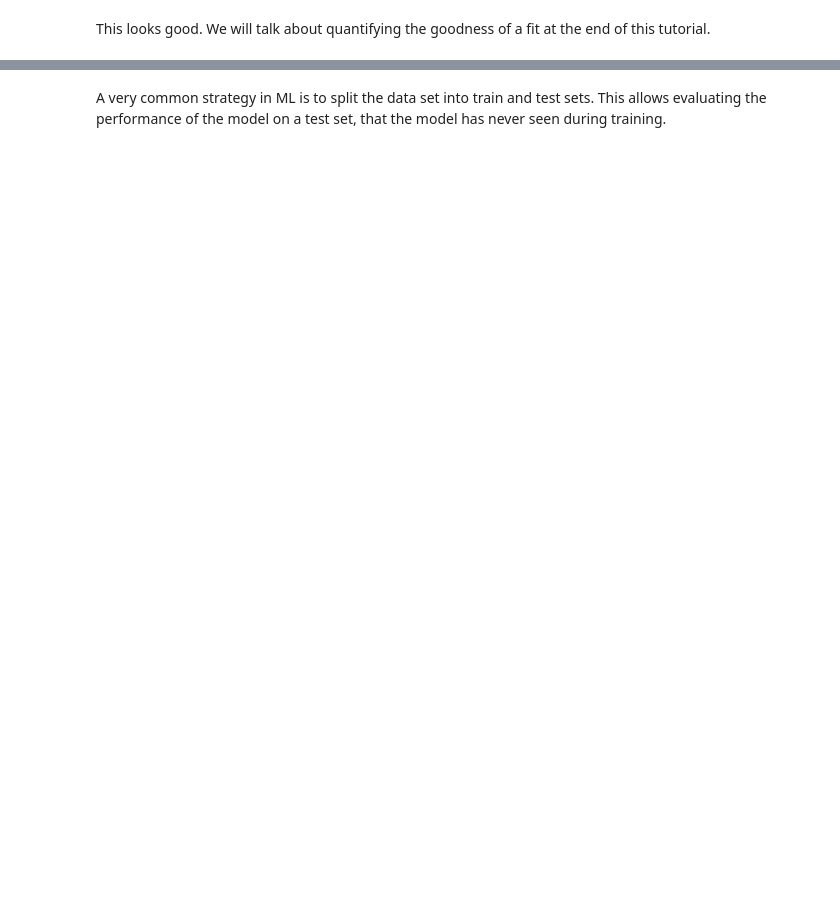
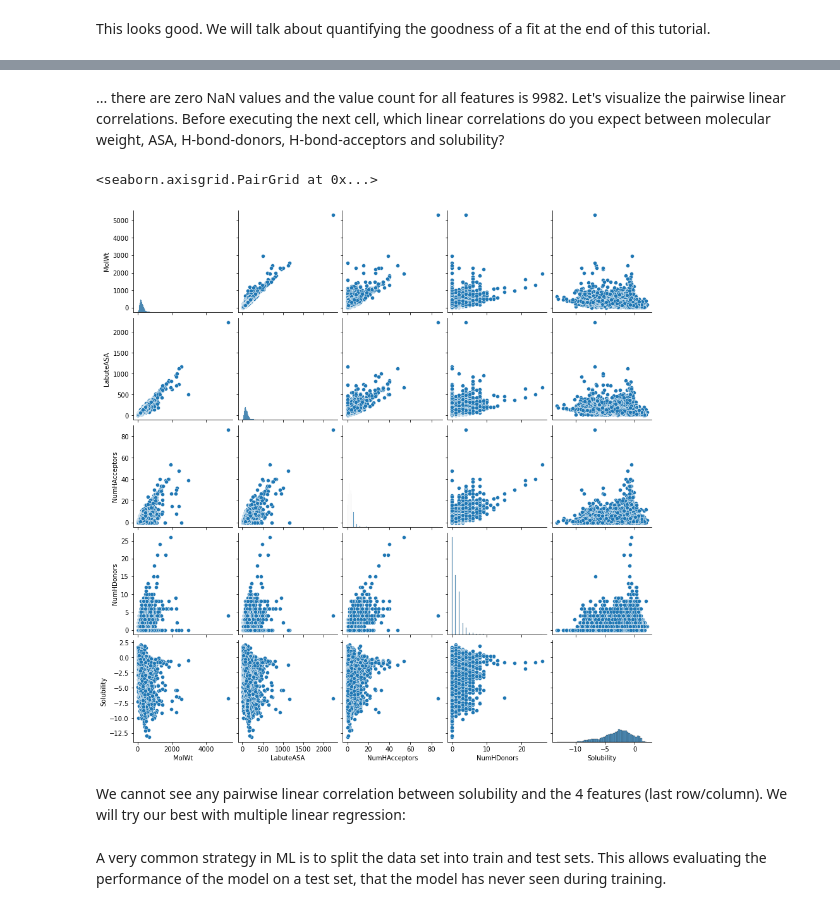
Before and after one commit to Tacitus523/ml4chem, a Jupyter notebook: Regression/1.1_RegressionTutorial.ipynb, the cells around one changed output, grey strips where cells are left out. Cells and saved outputs as stored; diff of their text form; code cells hidden in the pictures; blank space fills up the shorter version.

```diff
--- a/Regression/1.1_RegressionTutorial.ipynb
+++ b/Regression/1.1_RegressionTutorial.ipynb
@@ -201,3 +274,12 @@ x_multi = np.array(data[["MolWt", "LabuteASA", "NumHAcceptors"]])
+# %% [markdown]
+... there are zero NaN values and the value count for all features is 9982. Let's visualize the pairwise linear correlations. Before executing the next cell, which linear correlations do you expect between molecular weight, ASA, H-bond-donors, H-bond-acceptors and solubility?
+# %%
+sns.pairplot(data[["MolWt", "LabuteASA", "NumHAcceptors", "NumHDonors", "Solubility"]])
+# %% [output]
+<seaborn.axisgrid.PairGrid at 0x...>
+[figure, added]
+# %% [markdown]
+We cannot see any pairwise linear correlation between solubility and the 4 features (last row/column). We will try our best with multiple linear regression:
 # %% [markdown]
 A very common strategy in ML is to split the data set into train and test sets. This allows evaluating the performance of the model on a test set, that the model has never seen during training.
 # %%
```
Also changed, not shown: parts of 27 cells of this notebook.
